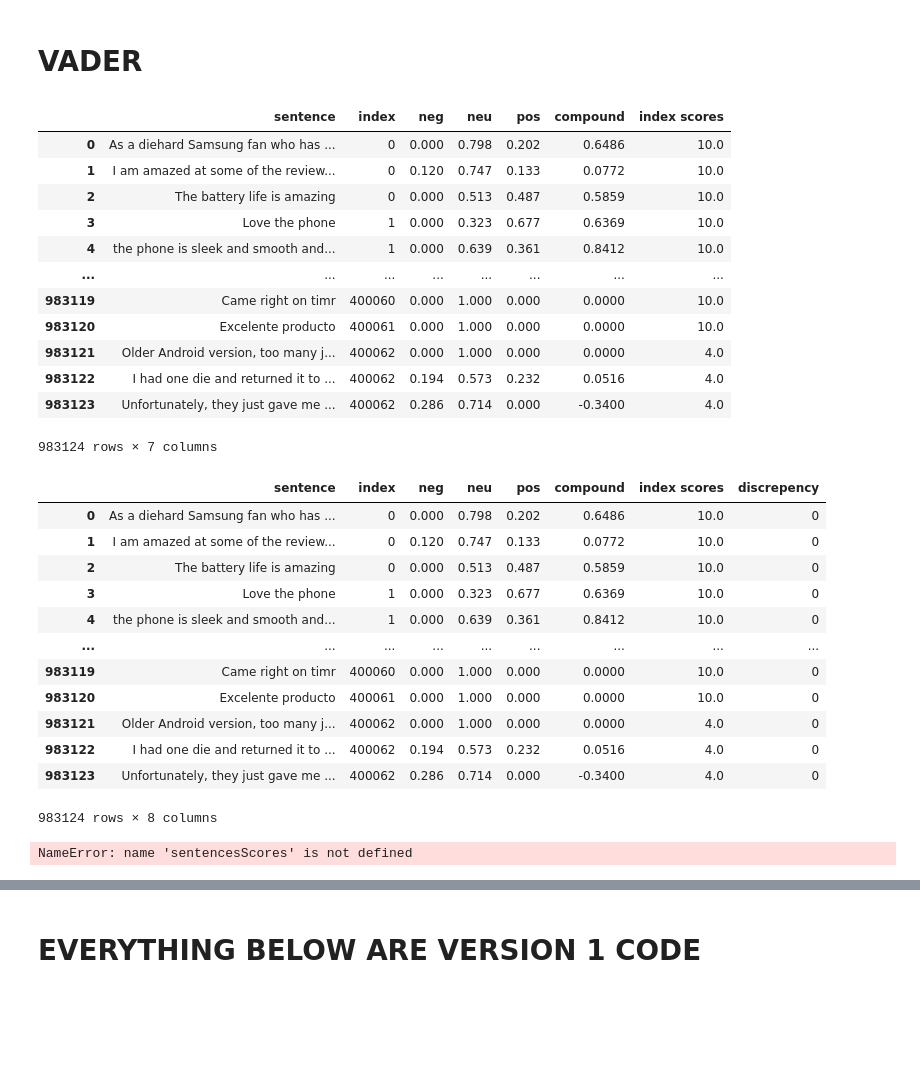
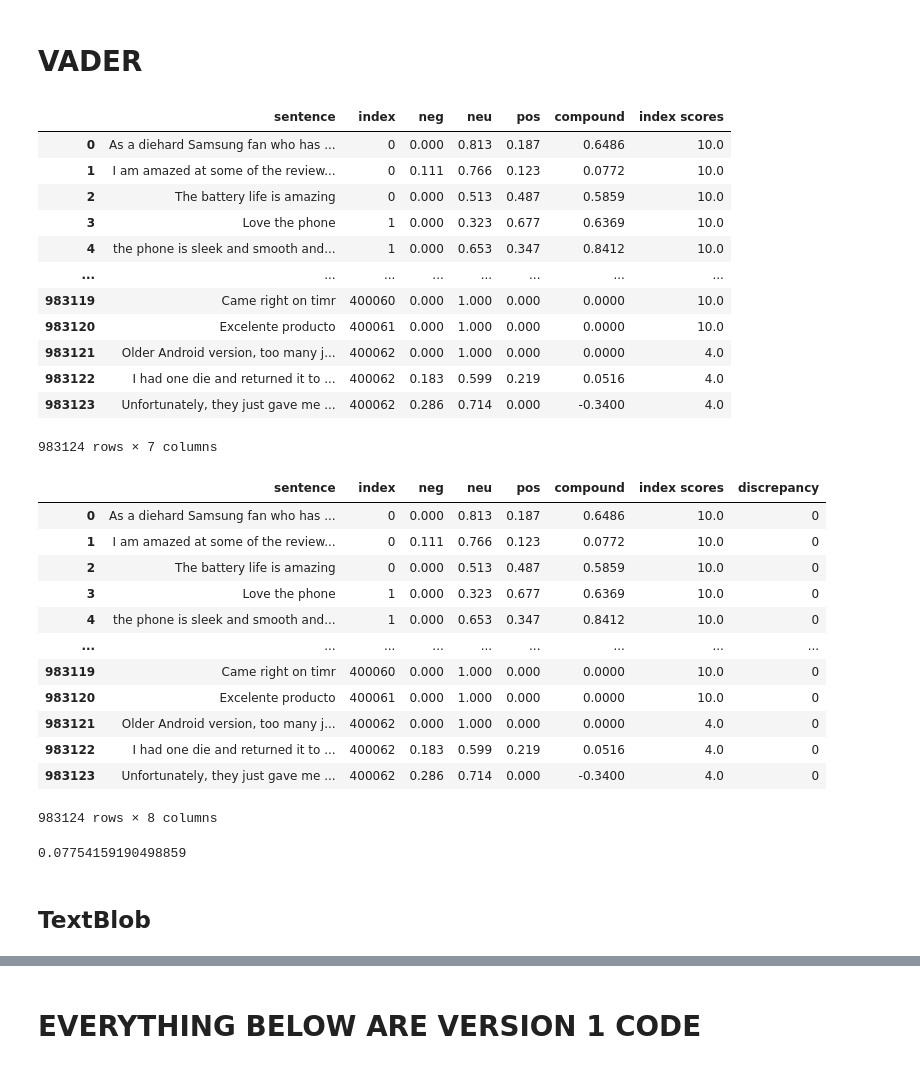
Before and after one commit to ngohngoh/phone-reviews-analysis, a Jupyter notebook: Cell phone Reviews - YL.ipynb, the cells around one changed output, grey strips where cells are left out. Cells and saved outputs as stored; diff of their text form; code cells hidden in the pictures; blank space fills up the shorter version.

Commit message:
TextBlob created. Vader updated.
TextBlob added in. Made common methods for both TB and vader based on codes already in vader.

```diff
--- a/Cell phone Reviews - YL.ipynb
+++ b/Cell phone Reviews - YL.ipynb
@@ -186,7 +196,7 @@ import pickle
 
 ###@@@@@@@@@ THIS IS TO ***OPEN*** THE CLEANED DATAFRAME FROM THE STORED PICKLE FILE @@@@@@@@@###
 ### CHECKPOINT - can just load the pickle file and start running your analysis
-cleaned_df = pickle.load(open("C:/Users/owzhe/OneDrive/Documents/GitHub/phone-reviews-analysis/Pickle Files/cleaned_reviews_df.pkl", "rb"))
+#cleaned_df = pickle.load(open("C:/Users/owzhe/OneDrive/Documents/GitHub/phone-reviews-analysis/Pickle Files/cleaned_reviews_df.pkl", "rb"))
 # %%
 cleaned_df.head()
 # %% [output]
@@ -886,0 +795,18 @@ NameError: name 'gensim_noun_adj_models' is not defined
+# %%
+#Discrepancy between the extract's review score and the sentiment analysis's model score
+#Takes in a dataframe, returns a list
+
+def discrepancy(sa_df):
+    discrepancy_list = []
+
+    for index, row in sa_df.iterrows():
+        if row['compound'] >= 0.3 and row['index scores'] < 6:
+            discrepancy_list.append(1)
+        elif -0.3 > row['compound'] > 0.3 and not(4 > row['index scores'] > 6):
+            discrepancy_list.append(1)
+        elif row['compound'] <= -0.3 and row['index scores'] > 4:
+            discrepancy_list.append(1)
+        else:
+            discrepancy_list.append(0)
+
+    return discrepancy_list
@@ -887,3 +817,7 @@ NameError: name 'gensim_noun_adj_models' is not defined
+# %%
+sentences_df_sa = sentences_df.copy(deep=True)
+#Drop all columns except sentence & index
+sentences_df_sa.drop(sentences_df_sa.columns.difference(['sentence','index']), 1, inplace=True)
 # %% [markdown]
 # VADER
 # %%
@@ -901,53 +836,57 @@ except Exception as e:
 # %%
-sentencesScores = pd.concat([sentences_df,pd.DataFrame(scores)],axis =1, sort = False)
+vader_scores = sa_score(sentences_df_sa,0)
+sentencesScores = pd.concat([sentences_df_sa,pd.DataFrame(vader_scores)],axis =1, sort = False)
 sentencesScores['index scores'] = index_score_list
 sentencesScores
 # %% [output]
 |  | sentence | index | neg | neu | pos | compound | index scores |
-| 0 | As a diehard Samsung fan who has ... | 0 | 0.000 | 0.798 | 0.202 | 0.6486 | 10.0 |
-| 1 | I am amazed at some of the review... | 0 | 0.120 | 0.747 | 0.133 | 0.0772 | 10.0 |
+| 0 | As a diehard Samsung fan who has ... | 0 | 0.000 | 0.813 | 0.187 | 0.6486 | 10.0 |
+| 1 | I am amazed at some of the review... | 0 | 0.111 | 0.766 | 0.123 | 0.0772 | 10.0 |
 | 2 | The battery life is amazing | 0 | 0.000 | 0.513 | 0.487 | 0.5859 | 10.0 |
 | 3 | Love the phone | 1 | 0.000 | 0.323 | 0.677 | 0.6369 | 10.0 |
-| 4 | the phone is sleek and smooth and... | 1 | 0.000 | 0.639 | 0.361 | 0.8412 | 10.0 |
+| 4 | the phone is sleek and smooth and... | 1 | 0.000 | 0.653 | 0.347 | 0.8412 | 10.0 |
 | ... | ... | ... | ... | ... | ... | ... | ... |
 | 983119 | Came right on timr | 400060 | 0.000 | 1.000 | 0.000 | 0.0000 | 10.0 |
 | 983120 | Excelente producto | 400061 | 0.000 | 1.000 | 0.000 | 0.0000 | 10.0 |
 | 983121 | Older Android version, too many j... | 400062 | 0.000 | 1.000 | 0.000 | 0.0000 | 4.0 |
-| 983122 | I had one die and returned it to ... | 400062 | 0.194 | 0.573 | 0.232 | 0.0516 | 4.0 |
+| 983122 | I had one die and returned it to ... | 400062 | 0.183 | 0.599 | 0.219 | 0.0516 | 4.0 |
 | 983123 | Unfortunately, they just gave me ... | 400062 | 0.286 | 0.714 | 0.000 | -0.3400 | 4.0 |
 983124 rows × 7 columns
 # %%
-discrepency = []
+"""discrepency = []
 
 for index, row in sentencesScores.iterrows():
     if row['compound'] >= 0.3 and row['index scores'] < 6:
         discrepency.append(1)
     elif -0.3 > row['compound'] > 0.3 and not(4 > row['index scores'] > 6):
         discrepency.append(1)
     elif row['compound'] <= -0.3 and row['index scores'] > 4:
         discrepency.append(1)
     else:
-        discrepency.append(0)
+        discrepency.append(0)"""
 
-sentencesScores['discrepency'] = discrepency
+sentencesScores['discrepancy'] = discrepancy(sentencesScores)
 sentencesScores
 # %% [output]
-|  | sentence | index | neg | neu | pos | compound | index scores | discrepency |
-| 0 | As a diehard Samsung fan who has ... | 0 | 0.000 | 0.798 | 0.202 | 0.6486 | 10.0 | 0 |
-| 1 | I am amazed at some of the review... | 0 | 0.120 | 0.747 | 0.133 | 0.0772 | 10.0 | 0 |
+|  | sentence | index | neg | neu | pos | compound | index scores | discrepancy |
+| 0 | As a diehard Samsung fan who has ... | 0 | 0.000 | 0.813 | 0.187 | 0.6486 | 10.0 | 0 |
+| 1 | I am amazed at some of the review... | 0 | 0.111 | 0.766 | 0.123 | 0.0772 | 10.0 | 0 |
 | 2 | The battery life is amazing | 0 | 0.000 | 0.513 | 0.487 | 0.5859 | 10.0 | 0 |
 | 3 | Love the phone | 1 | 0.000 | 0.323 | 0.677 | 0.6369 | 10.0 | 0 |
-| 4 | the phone is sleek and smooth and... | 1 | 0.000 | 0.639 | 0.361 | 0.8412 | 10.0 | 0 |
+| 4 | the phone is sleek and smooth and... | 1 | 0.000 | 0.653 | 0.347 | 0.8412 | 10.0 | 0 |
 | ... | ... | ... | ... | ... | ... | ... | ... | ... |
 | 983119 | Came right on timr | 400060 | 0.000 | 1.000 | 0.000 | 0.0000 | 10.0 | 0 |
 | 983120 | Excelente producto | 400061 | 0.000 | 1.000 | 0.000 | 0.0000 | 10.0 | 0 |
 | 983121 | Older Android version, too many j... | 400062 | 0.000 | 1.000 | 0.000 | 0.0000 | 4.0 | 0 |
-| 983122 | I had one die and returned it to ... | 400062 | 0.194 | 0.573 | 0.232 | 0.0516 | 4.0 | 0 |
+| 983122 | I had one die and returned it to ... | 400062 | 0.183 | 0.599 | 0.219 | 0.0516 | 4.0 | 0 |
 | 983123 | Unfortunately, they just gave me ... | 400062 | 0.286 | 0.714 | 0.000 | -0.3400 | 4.0 | 0 |
 983124 rows × 8 columns
 # %%
-sentencesDiscrepency = sentencesScores.loc[sentencesScores['discrepency'] == 1]
+"""sentencesDiscrepency = sentencesScores.loc[sentencesScores['discrepancy'] == 1]
 len(sentencesDiscrepency)/len(sentencesScores)
-#print(sentencesDiscrepency.to_csv("discrepency.csv"))
+#print(sentencesDiscrepency.to_csv("discrepency.csv"))"""
+
+vader_discrepancy_score = discrepancy_score(sentencesScores)
+print(vader_discrepancy_score)
 # %% [output]
-NameError: name 'sentencesScores' is not defined
+0.07754159190498859
@@ -953,0 +900,2 @@ NameError: name 'sentencesScores' is not defined
+# %% [markdown]
+## TextBlob
```
Also changed, not shown: parts of 35 cells of this notebook.
